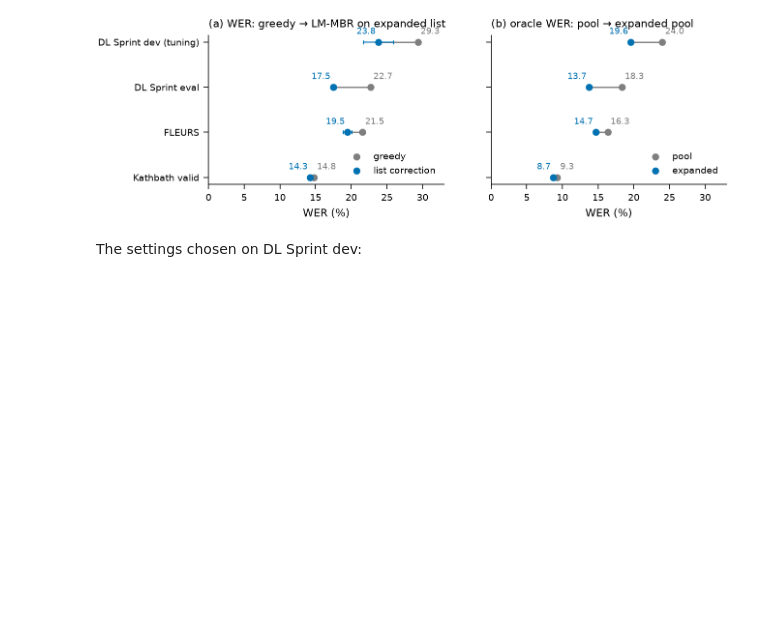
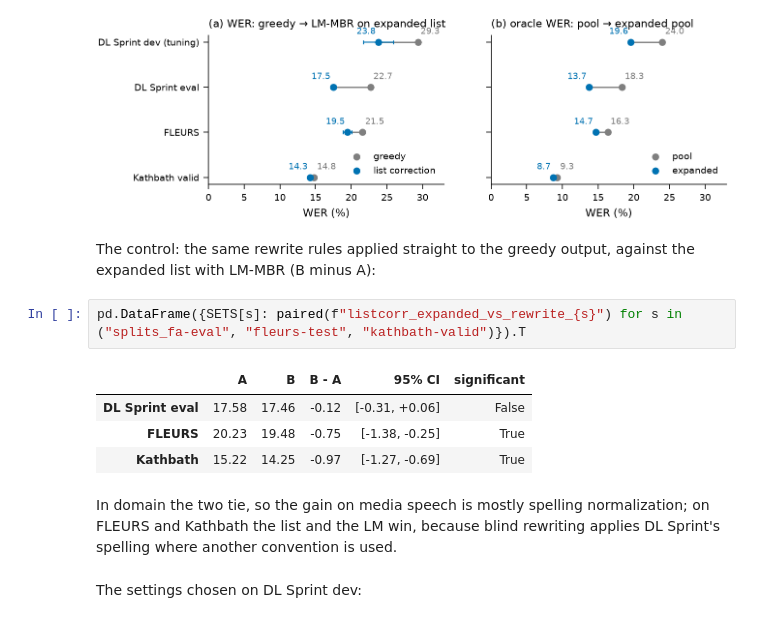
Before and after one commit to omikhan4901/asr, a Jupyter notebook: notebooks/03_list_correction.ipynb, the cells around one changed output. Saved outputs shown, nothing was run; the diff lists cells and outputs as text; blank space fills up the shorter version.

Commit message:
Review fixes: rewrite-on-greedy control for list correction, direct overlap evidence for the contaminated baseline, oracle definitions, label sampling, careful spelling-aware wording, future work

```diff
--- a/notebooks/03_list_correction.ipynb
+++ b/notebooks/03_list_correction.ipynb
@@ -23,6 +23,17 @@ cols = {"greedy_wer": "greedy", "mbr_lm_wer": "LM-MBR on the list", "rewrite_wer
 figure("f6_list_correction")
 # %% [output]
 [figure]
+# %% [markdown]
+The control: the same rewrite rules applied straight to the greedy output, against the expanded list with LM-MBR (B minus A):
+# %%
+pd.DataFrame({SETS[s]: paired(f"listcorr_expanded_vs_rewrite_{s}") for s in ("splits_fa-eval", "fleurs-test", "kathbath-valid")}).T
+# %% [output]
+|  | A | B | B - A | 95% CI | significant |
+| DL Sprint eval | 17.58 | 17.46 | -0.12 | [-0.31, +0.06] | False |
+| FLEURS | 20.23 | 19.48 | -0.75 | [-1.38, -0.25] | True |
+| Kathbath | 15.22 | 14.25 | -0.97 | [-1.27, -0.69] | True |
+# %% [markdown]
+In domain the two tie, so the gain on media speech is mostly spelling normalization; on FLEURS and Kathbath the list and the LM win, because blind rewriting applies DL Sprint's spelling where another convention is used.
 # %% [markdown]
 The settings chosen on DL Sprint dev:
 # %%
```
Also changed, not shown: 13 other files.
